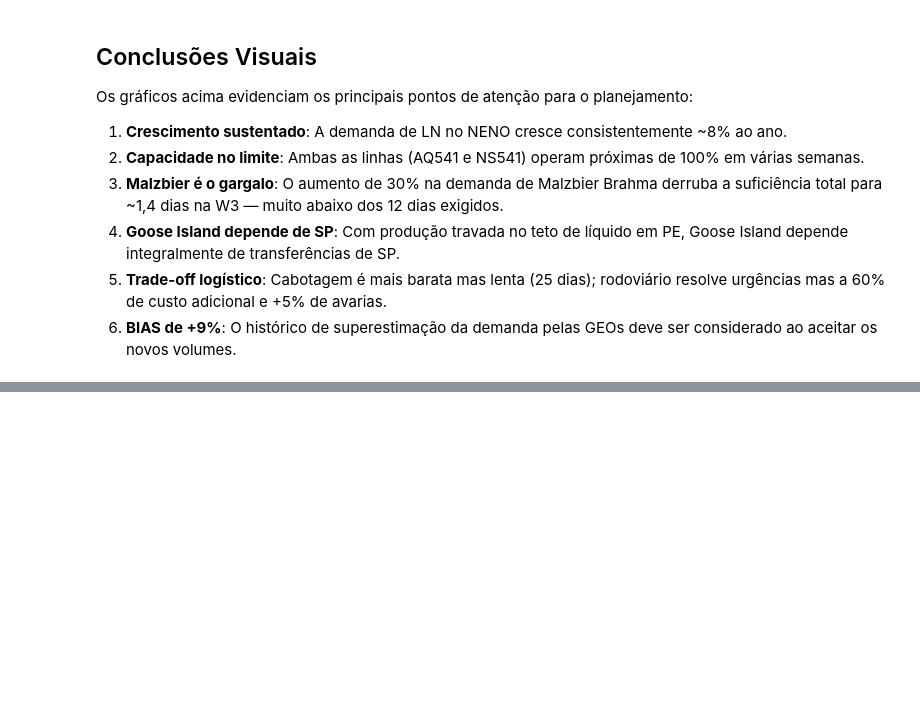
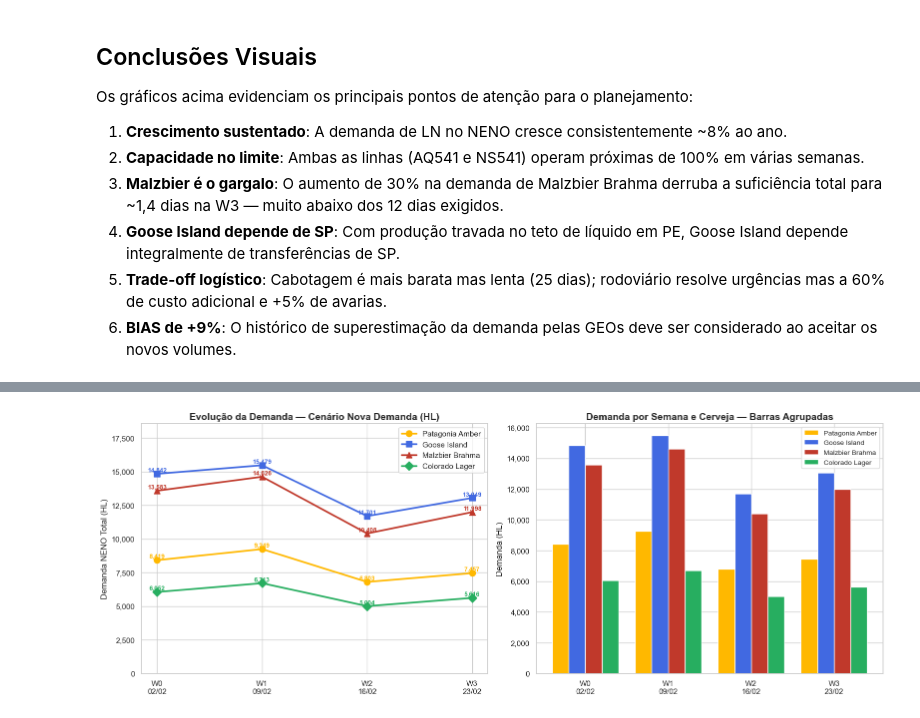
Before and after one commit to nadertaha06/insperjr-grupo01-jupternotebook, a Jupyter notebook: notebooks/Analise_LongNeck_Ambev.ipynb, the cells around one changed output, grey strips where cells are left out. Cells and saved outputs as stored; diff of their text form; code cells hidden in the pictures; blank space fills up the shorter version.

```diff
--- a/notebooks/Analise_LongNeck_Ambev.ipynb
+++ b/notebooks/Analise_LongNeck_Ambev.ipynb
@@ -561,0 +565,61 @@ Os gráficos acima evidenciam os principais pontos de atenção para o planejame
+# %%
+# Evolução da demanda das 4 cervejas — Cenário com Nova Demanda
+import pandas as pd
+
+file_path = '/Users/gustavopacheco/Downloads/Analise_LongNeck_OTIMIZADO.xlsx'
+df = pd.read_excel(file_path, sheet_name='Cenário com Nova Demanda', header=None)
+
+semanas = ['W0\n02/02', 'W1\n09/02', 'W2\n16/02', 'W3\n23/02']
+dem_cols = [3, 16, 27, 38]  # Coluna Demanda de cada semana
+
+cervejas = {
+    'Patagonia Amber':  [df.iloc[9,  c] for c in dem_cols],
+    'Goose Island':     [df.iloc[17, c] for c in dem_cols],
+    'Malzbier Brahma':  [df.iloc[25, c] for c in dem_cols],
+    'Colorado Lager':   [df.iloc[33, c] for c in dem_cols],
+}
+
+cores = {
+    'Patagonia Amber': AMBEV_YELLOW,
+    'Goose Island':    AMBEV_BLUE,
+    'Malzbier Brahma': AMBEV_RED,
+    'Colorado Lager':  AMBEV_GREEN,
+}
+
+markers = {'Patagonia Amber': 'o', 'Goose Island': 's', 'Malzbier Brahma': '^', 'Colorado Lager': 'D'}
+
+fig, axes = plt.subplots(1, 2, figsize=(16, 6))
+
+# --- Gráfico de linhas ---
+ax = axes[0]
+for nome, demanda in cervejas.items():
+    ax.plot(semanas, demanda, marker=markers[nome], linewidth=2.5, markersize=9,
+            label=nome, color=cores[nome])
+    for i, v in enumerate(demanda):
+        ax.text(i, v + 150, f'{v:,.0f}', ha='center', fontsize=9,
+                color=cores[nome], fontweight='bold')
+
+ax.set_title('Evolução da Demanda — Cenário Nova Demanda (HL)', fontsize=14, fontweight='bold')
+ax.set_ylabel('Demanda NENO Total (HL)')
+ax.set_ylim(0, max(max(v) for v in cervejas.values()) * 1.2)
+ax.legend(fontsize=11)
+ax.yaxis.set_major_formatter(mticker.FuncFormatter(lambda x, _: f'{x:,.0f}'))
+
+# --- Gráfico de barras agrupadas ---
+ax2 = axes[1]
+x = np.arange(len(semanas))
+w = 0.2
+for i, (nome, demanda) in enumerate(cervejas.items()):
+    ax2.bar(x + i*w - 0.3, demanda, w, label=nome, color=cores[nome], edgecolor='white')
+
+ax2.set_title('Demanda por Semana e Cerveja — Barras Agrupadas', fontsize=14, fontweight='bold')
+ax2.set_ylabel('Demanda (HL)')
+ax2.set_xticks(x)
+ax2.set_xticklabels(semanas)
+ax2.legend(fontsize=10)
+ax2.yaxis.set_major_formatter(mticker.FuncFormatter(lambda x, _: f'{x:,.0f}'))
+
+plt.tight_layout()
+plt.show()
+# %% [output]
+[figure, added]
```
Also changed, not shown: parts of 1 cell of this notebook, 1 other file.
